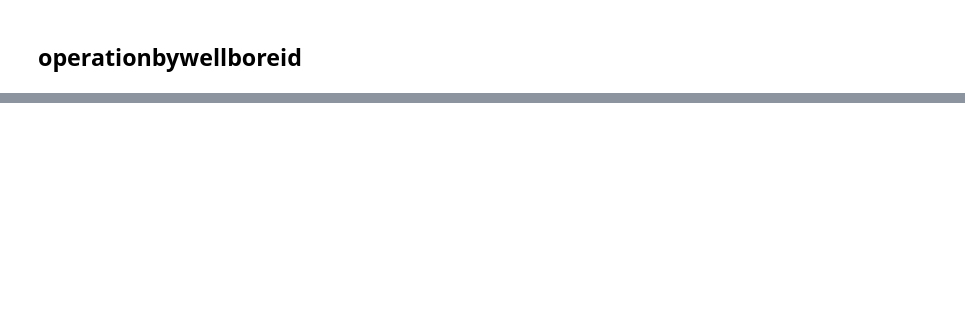
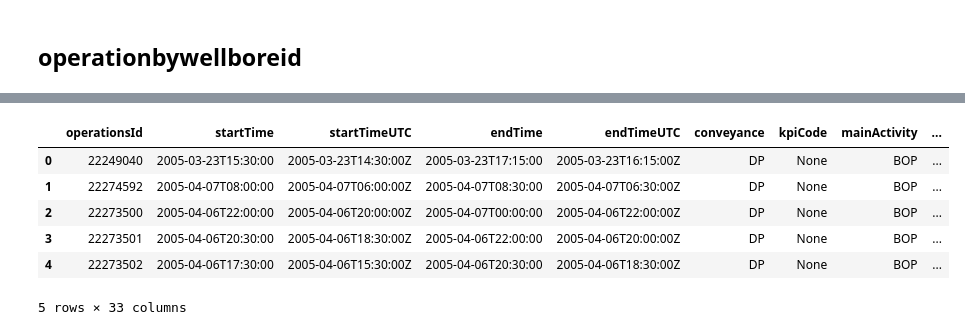
Before and after one commit to ISaxvik/JupyterNotebook, a Jupyter notebook: wellcomapi.ipynb, the cells around one changed output, grey strips where cells are left out. Drawn from its saved outputs; the diff is of its cells as text; code cells hidden in the pictures; blank space fills up the shorter version.

```diff
--- a/wellcomapi.ipynb
+++ b/wellcomapi.ipynb
@@ -146,0 +177,5 @@ GetAllOperations_response.reason
+# %%
+wellboreId = "164564925" # we know this works:21280763
+GetOperationByWellboreId_url = base_url + "/wellbores/" +wellboreId +"/pronova-operations"
+GetOperationByWellboreId_response = requests.get(url=GetOperationByWellboreId_url, headers=headers)
+GetOperationByWellboreId_response
@@ -146,0 +208,11 @@ GetAllOperations_response.reason
+# %%
+pd_GetOperationByWellboreId = pd.DataFrame(GetOperationByWellboreId_response.json())
+pd_GetOperationByWellboreId.head(5)
+# %% [output]
+|  | operationsId | startTime | startTimeUTC | endTime | endTimeUTC | conveyance | kpiCode | mainActivity | ... |
+| 0 | 22249040 | 2005-03-23T15:30:00 | 2005-03-23T14:30:00Z | 2005-03-23T17:15:00 | 2005-03-23T16:15:00Z | DP | None | BOP | ... |
+| 1 | 22274592 | 2005-04-07T08:00:00 | 2005-04-07T06:00:00Z | 2005-04-07T08:30:00 | 2005-04-07T06:30:00Z | DP | None | BOP | ... |
+| 2 | 22273500 | 2005-04-06T22:00:00 | 2005-04-06T20:00:00Z | 2005-04-07T00:00:00 | 2005-04-06T22:00:00Z | DP | None | BOP | ... |
+| 3 | 22273501 | 2005-04-06T20:30:00 | 2005-04-06T18:30:00Z | 2005-04-06T22:00:00 | 2005-04-06T20:00:00Z | DP | None | BOP | ... |
+| 4 | 22273502 | 2005-04-06T17:30:00 | 2005-04-06T15:30:00Z | 2005-04-06T20:30:00 | 2005-04-06T18:30:00Z | DP | None | BOP | ... |
+5 rows × 33 columns
```
Also changed, not shown: parts of 23 cells of this notebook.
